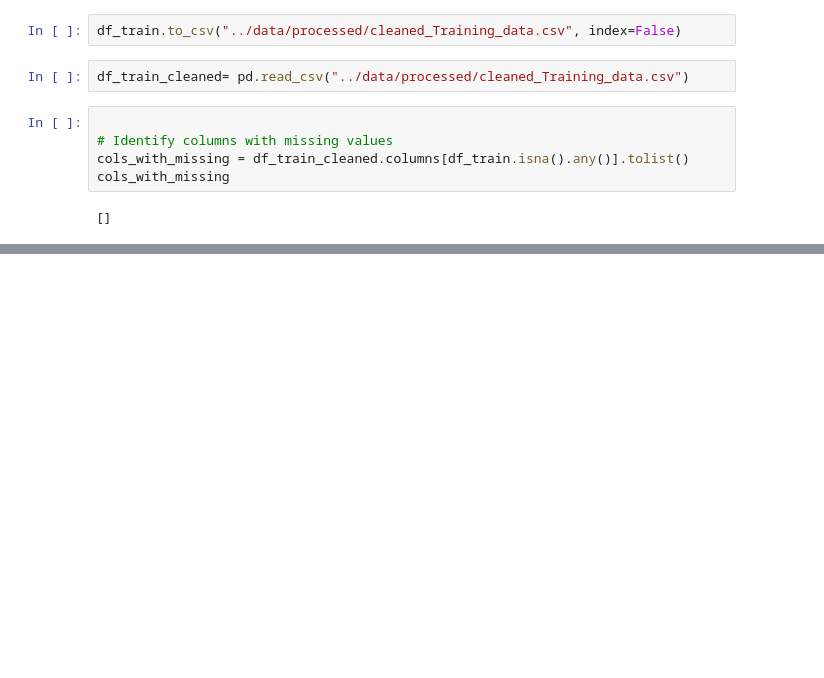
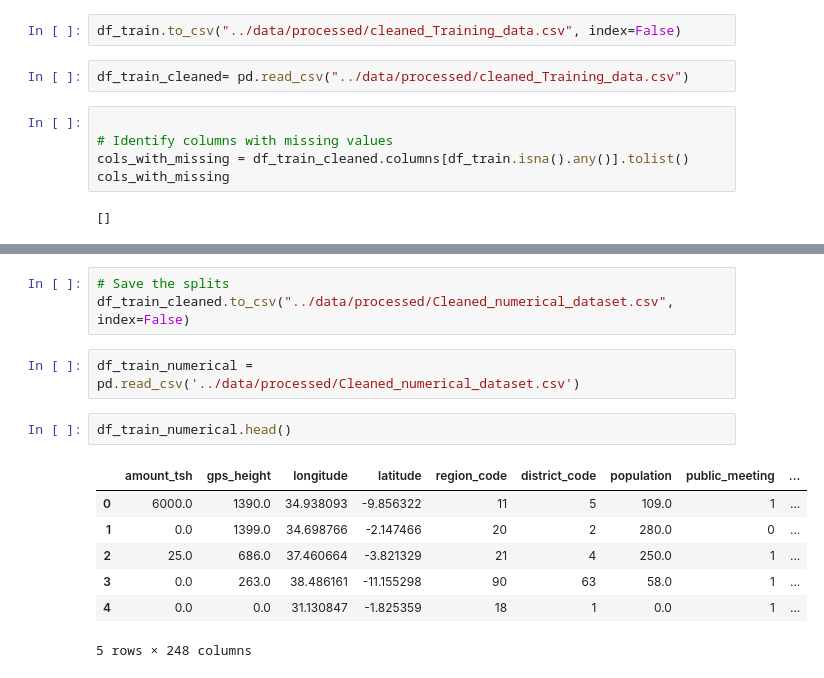
Before and after one commit to fsmariam/HydroLogic, a Jupyter notebook: notebooks/handling_missingvalues_final.ipynb, the cells around one changed output, grey strips where cells are left out. Saved outputs shown, nothing was run; the diff lists cells and outputs as text; blank space fills up the shorter version.

Commit message:
final update to change all the columns to numerical columns

```diff
--- a/notebooks/handling_missingvalues_final.ipynb
+++ b/notebooks/handling_missingvalues_final.ipynb
@@ -1314,0 +1564,15 @@ Index(['id', 'amount_tsh', 'date_recorded', 'funder', 'gps_height',
+# %%
+# Save the splits
+df_train_cleaned.to_csv("../data/processed/Cleaned_numerical_dataset.csv", index=False)
+# %%
+df_train_numerical = pd.read_csv('../data/processed/Cleaned_numerical_dataset.csv')
+# %%
+df_train_numerical.head()
+# %% [output]
+|  | amount_tsh | gps_height | longitude | latitude | region_code | district_code | population | public_meeting | ... |
+| 0 | 6000.0 | 1390.0 | 34.938093 | -9.856322 | 11 | 5 | 109.0 | 1 | ... |
+| 1 | 0.0 | 1399.0 | 34.698766 | -2.147466 | 20 | 2 | 280.0 | 0 | ... |
+| 2 | 25.0 | 686.0 | 37.460664 | -3.821329 | 21 | 4 | 250.0 | 1 | ... |
+| 3 | 0.0 | 263.0 | 38.486161 | -11.155298 | 90 | 63 | 58.0 | 1 | ... |
+| 4 | 0.0 | 0.0 | 31.130847 | -1.825359 | 18 | 1 | 0.0 | 1 | ... |
+5 rows × 248 columns
```
Also changed, not shown: parts of 36 cells of this notebook, 7 other files.
